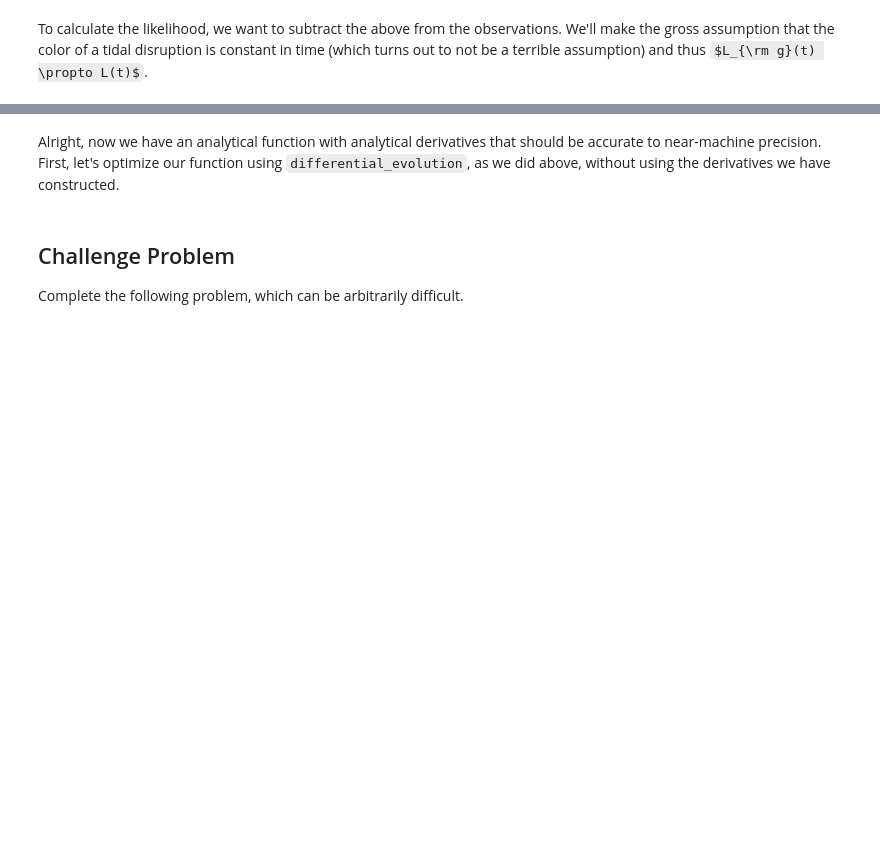
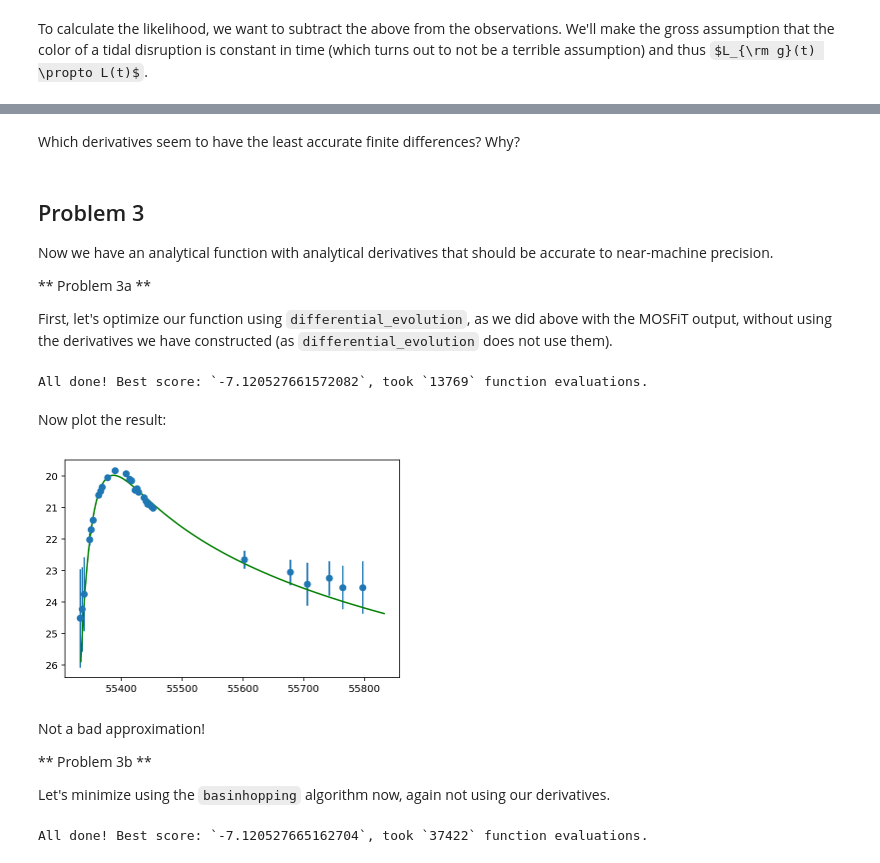
Before and after one commit to guillochon/LSSTC-DSFP, a Jupyter notebook: wk6May18/BuildingBetterModelsSolutions.ipynb, the cells around one changed output, grey strips where cells are left out. Cells and saved outputs as stored; diff of their text form; code cells hidden in the pictures; some formulas as TeX source; blank space fills up the shorter version.

Commit message:
Mostly done, just needs tidying up

```diff
--- a/wk6May18/BuildingBetterModelsSolutions.ipynb
+++ b/wk6May18/BuildingBetterModelsSolutions.ipynb
@@ -314,6 +381,50 @@ print(dlogp_dsigma(test_x, test_times, test_mags))
+# %% [markdown]
+Which derivatives seem to have the least accurate finite differences? Why?
 # %% [markdown]
-Alright, now we have an analytical function with analytical derivatives that should be accurate to near-machine precision. First, let's optimize our function using `differential_evolution`, as we did above, without using the derivatives we have constructed.
+## Problem 3
+
+Now we have an analytical function with analytical derivatives that should be accurate to near-machine precision.
+
+** Problem 3a **
+
+First, let's optimize our function using `differential_evolution`, as we did above with the MOSFiT output, without using the derivatives we have constructed (as `differential_evolution` does not use them).
-# %% [markdown]
-## Challenge Problem
-
-Complete the following problem, which can be arbitrarily difficult.
+# %%
+import scipy
+
+times0 = np.array(times) - min(times)
+results = scipy.optimize.differential_evolution(analytic_f, bounds=abounds, args=(
+    times0, mags, errs))
+best_x = results.x
+
+print('All done! Best score: `{}`, took `{}` function evaluations.'.format(results.fun, results.nfev))
+# %% [output]
+All done! Best score: `-7.120527661572082`, took `13769` function evaluations.
+# %% [markdown]
+Now plot the result:
+# %%
+mtimes3 = np.linspace(1, 500, 200)
+mmags3 = analytic_m(best_x, mtimes3)
+mtimes3 += min(times)
+
+plt.errorbar(times, mags, yerr=errs, fmt='o')
+plt.plot(mtimes3, mmags3, c='g')
+plt.gca().invert_yaxis()
+plt.show()
+# %% [output]
+[figure, added]
+# %% [markdown]
+Not a bad approximation!
+
+** Problem 3b **
+
+Let's minimize using the `basinhopping` algorithm now, again not using our derivatives.
+# %%
+times0 = np.array(times) - min(times)
+guess = [np.mean(x) for x in abounds]
+results = scipy.optimize.basinhopping(analytic_f, guess, minimizer_kwargs={
+    'method': 'L-BFGS-B', 'bounds': abounds, 'args': (times0, mags, errs)})
+best_x = results.x
+
+print('All done! Best score: `{}`, took `{}` function evaluations.'.format(results.fun, results.nfev))
+# %% [output]
+All done! Best score: `-7.120527665162704`, took `37422` function evaluations.
```
Also changed, not shown: parts of 27 cells of this notebook.
